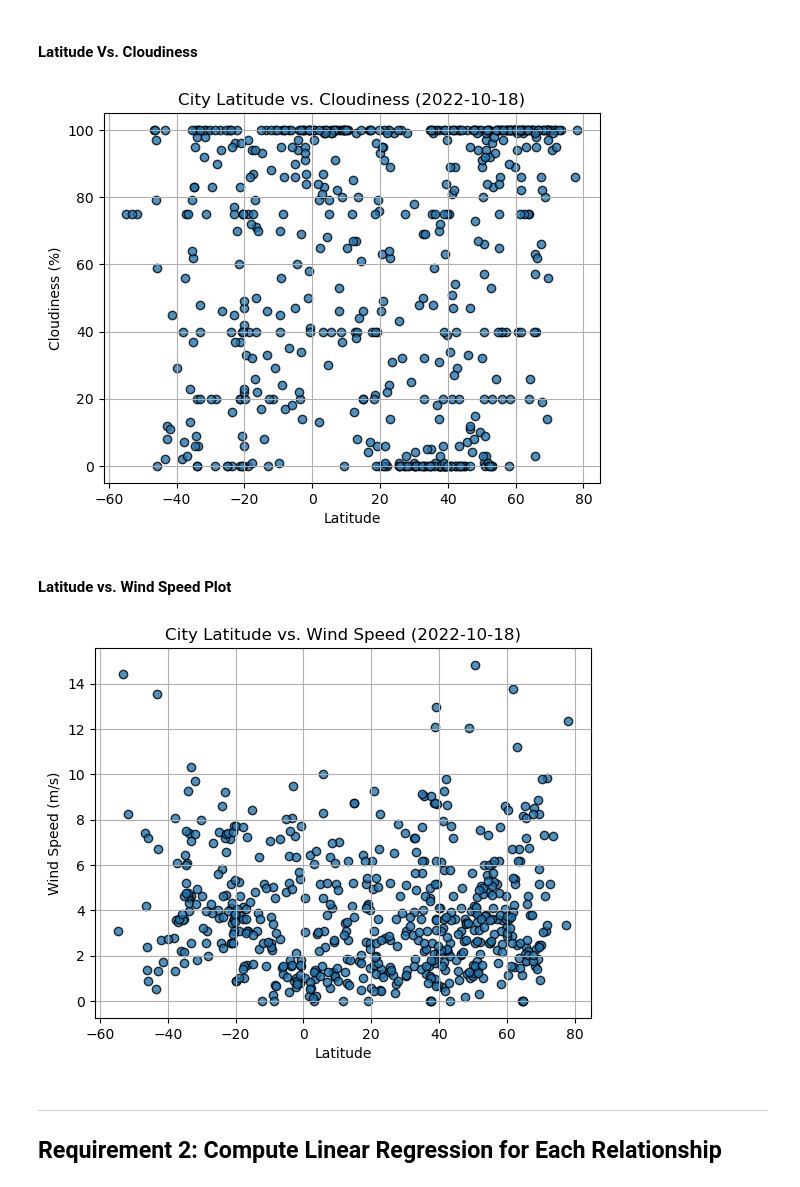
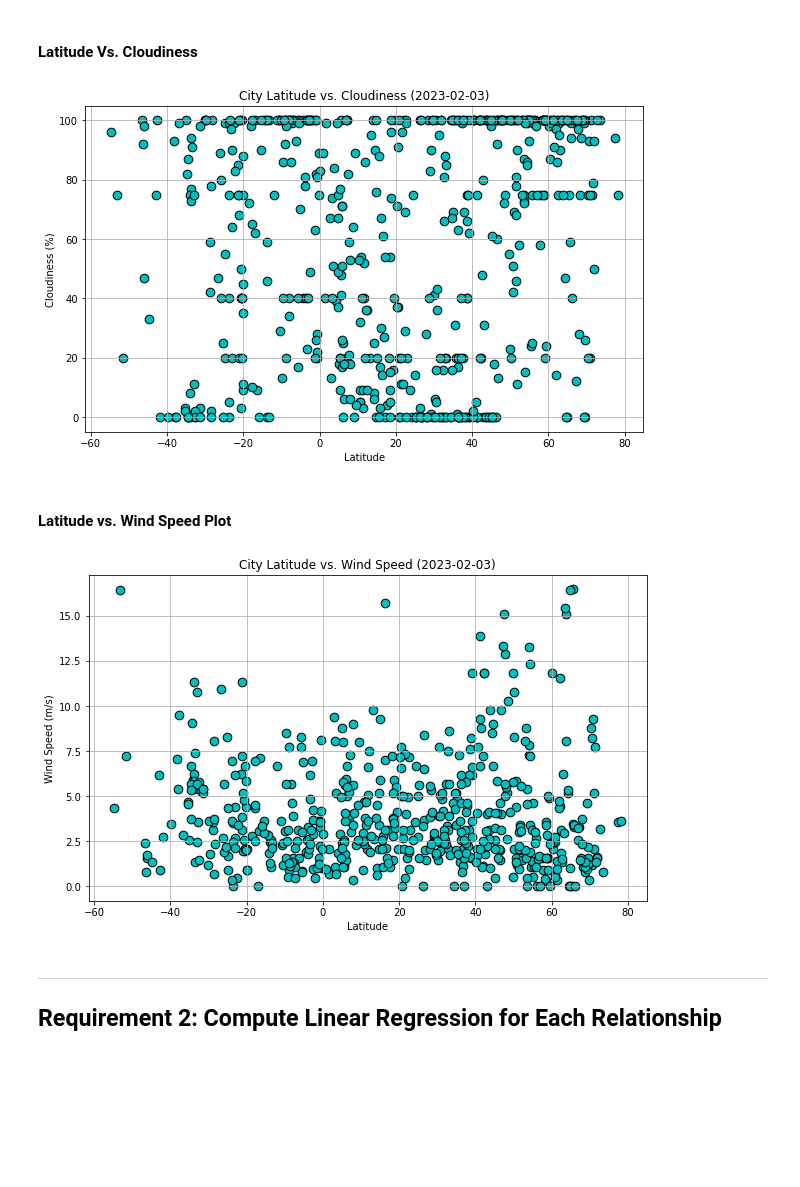
Before and after one commit to rhisehl/Weather-Evaluation, a Jupyter notebook: WeatherPy/WeatherPy.ipynb, the cells around one changed output. Saved outputs shown, nothing was run; the diff lists cells and outputs as text; code cells hidden in the pictures; blank space fills up the shorter version.

```diff
--- a/WeatherPy/WeatherPy.ipynb
+++ b/WeatherPy/WeatherPy.ipynb
@@ -203,34 +231,44 @@ plt.show()
 #### Latitude Vs. Cloudiness
 # %%
 # Build the scatter plots for latitude vs. cloudiness
-# YOUR CODE HERE
+fig, ax = plt.subplots(figsize=(10,6))
+
+ax.scatter(city_data_df["Lat"], city_data_df["Cloudiness"],edgecolor="black",facecolor="c",s=75)
 
 # Incorporate the other graph properties
-# YOUR CODE HERE
-
+ax.set(title= "City Latitude vs. Cloudiness (2023-02-03)",
+       ylabel= "Cloudiness (%)",
+       xlabel="Latitude"
+      )
+ax.grid(which="major",axis="both")
 # Save the figure
 plt.savefig("output_data/Fig3.png")
 
 # Show plot
 plt.show()
 # %% [output]
-[figure, old version]
+[figure, new version]
 # %% [markdown]
 #### Latitude vs. Wind Speed Plot
 # %%
 # Build the scatter plots for latitude vs. wind speed
-# YOUR CODE HERE
+fig, ax = plt.subplots(figsize=(10,6))
+
+ax.scatter(city_data_df["Lat"], city_data_df["Wind Speed"],edgecolor="black",facecolor="c",s=75)
 
 # Incorporate the other graph properties
-# YOUR CODE HERE
-
+ax.set(title= "City Latitude vs. Wind Speed (2023-02-03)",
+       ylabel= "Wind Speed (m/s)",
+       xlabel="Latitude"
+      )
+ax.grid(which="major",axis="both")
 # Save the figure
 plt.savefig("output_data/Fig4.png")
 
 # Show plot
 plt.show()
 # %% [output]
-[figure, old version]
+[figure, new version]
 # %% [markdown]
 ---
 
```
Also changed, not shown: parts of 34 cells of this notebook, 5 other files.
